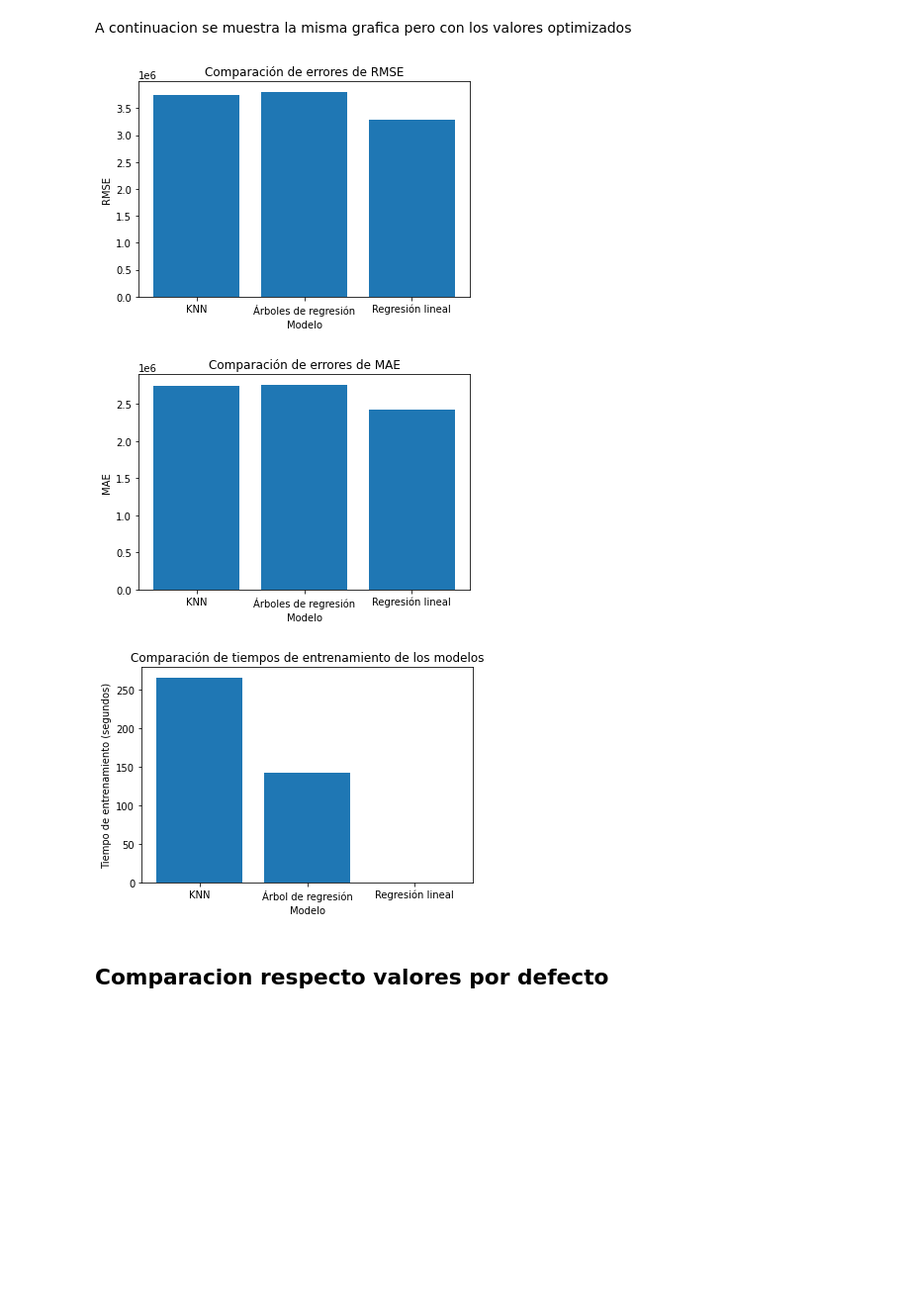
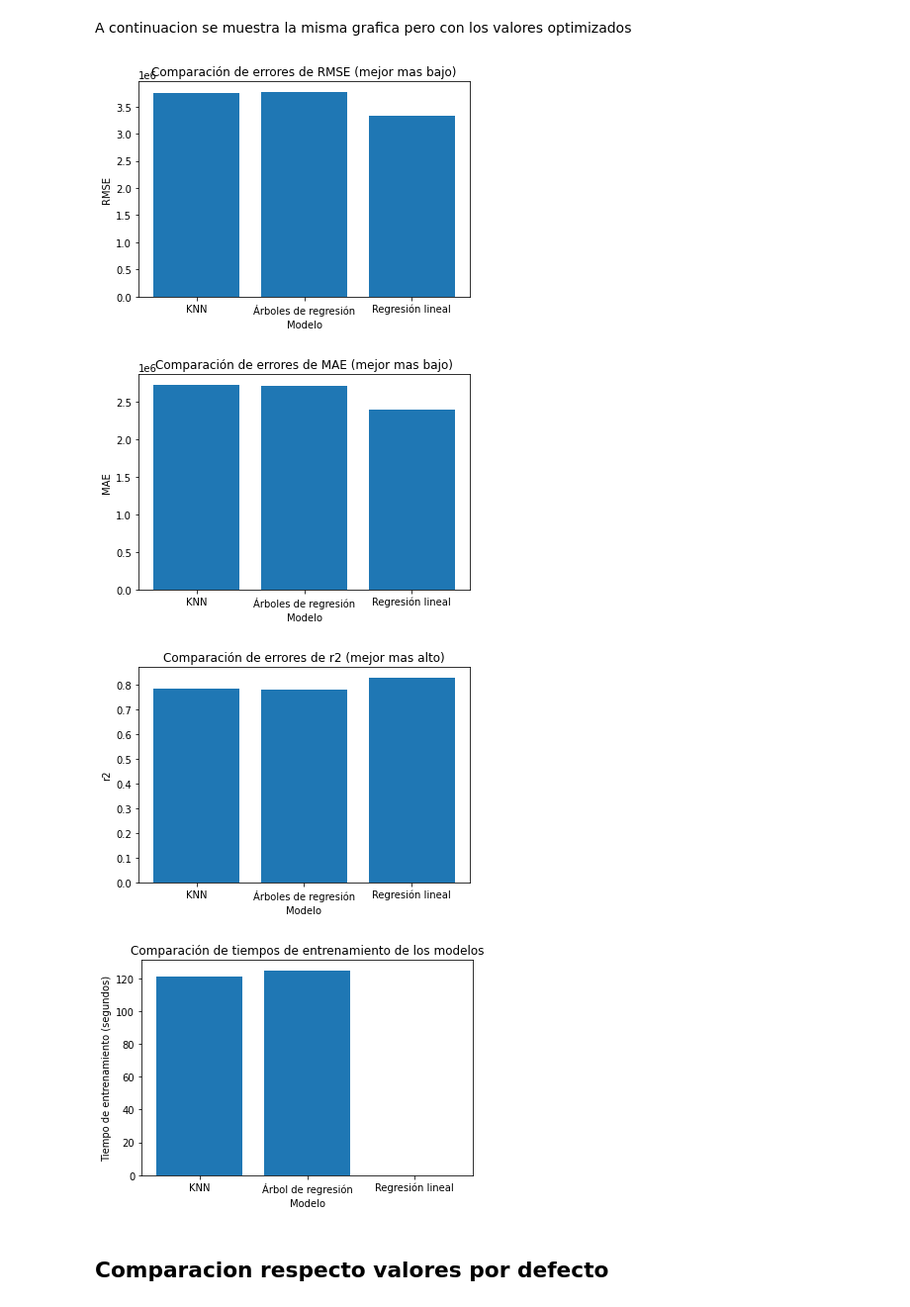
Before and after one commit to AsierJustoTuruelo/Grupo32-Practica1, a Jupyter notebook: Practica1_grupo32.ipynb, the cells around one changed output. Shown at 99% size. Cells and saved outputs as stored; diff of their text form; code cells hidden in the pictures; blank space fills up the shorter version.

```diff
--- a/Practica1_grupo32.ipynb
+++ b/Practica1_grupo32.ipynb
@@ -277,11 +276,13 @@ knn_best_params = knn_grid.best_params_
 knn = KNeighborsRegressor(**knn_best_params)
 knn.fit(X_train, y_train)
 
-# Evaluar modelo
+# Evaluar modelo con 3 mediciones
 rmse_knn_op = np.sqrt(-cross_val_score(knn, X_train, y_train, cv=5, scoring='neg_mean_squared_error')).mean()
 mae_knn_op = -cross_val_score(knn, X_train, y_train, cv=5, scoring='neg_mean_absolute_error').mean()
+r2_knn_op = cross_val_score(knn, X_train, y_train, cv=5, scoring='r2').mean()
 
-print("KNN:\n", "Best parameters:", knn_best_params, "\n", "RMSE:", rmse_knn_op, "\n", "MAE:", mae_knn_op)
+
+print("KNN:\n", "Best parameters:", knn_best_params, "\n", "RMSE:", rmse_knn_op, "\n", "MAE:", mae_knn_op, "\n", "r2:", r2_knn_op)
 print('Tiempo de entrenamiento:', train_time_knn_op)
 # %% [output]
 KNN:
@@ -338,18 +342,18 @@ Ajuste de hiperparametros en regresion lineal
 # %%
 # Define los hiperparámetros para ajustar
 params = {'fit_intercept': [True, False],
-          'normalize': [True, False],
-          'copy_X': [True, False]}
+          'copy_X': [True, False],
+          'n_jobs': [-1,1]}
 
 # Define el modelo de regresión lineal
 model = LinearRegression()
 
 # Realiza la búsqueda de cuadrícula
-grid = GridSearchCV(model, params, cv=5, scoring='neg_mean_absolute_error', refit=True)
-grid.fit(X_train, y_train)
+lr_grid = GridSearchCV(model, params, cv=5, scoring='neg_mean_absolute_error', refit=True)
+lr_grid.fit(X_train, y_train)
 
 # Obtiene los valores óptimos de los hiperparámetros
-best_params = grid.best_params_
+best_params = lr_grid.best_params_
 
 # Crea un nuevo modelo de regresión lineal utilizando los valores óptimos de los hiperparámetros
 model_best = LinearRegression(**best_params)
@@ -363,21 +367,17 @@ model_best.fit(X_train, y_train)
 # Calcular tiempo de entrenamiento
 train_time_lr_op = time.time() - start_time
 
-# Realiza predicciones sobre el conjunto de prueba utilizando el modelo ajustado con los valores óptimos de los hiperparámetros
-y_pred = model_best.predict(X_test)
 
-# Calcula el MAE y RMSE del modelo ajustado con los valores óptimos de los hiperparámetros
-mae_lr_op = mean_absolute_error(y_test, y_pred)
-rmse_lr_op = np.sqrt(mean_squared_error(y_test, y_pred))
+# Calcula el MAE y RMSE y r2 del modelo ajustado con los valores óptimos de los hiperparámetros
+# Evaluar modelo con 3 mediciones
+rmse_lr_op = np.sqrt(-cross_val_score(model_best, X_train, y_train, cv=5, scoring='neg_mean_squared_error')).mean()
+mae_lr_op = -cross_val_score(model_best, X_train, y_train, cv=5, scoring='neg_mean_absolute_error').mean()
+r2_lr_op = cross_val_score(model_best, X_train, y_train, cv=5, scoring='r2').mean()
 
-print("######################################################################")
-print("######################################################################")
-print("######################################################################")
+
 print("Best parameters:", best_params)
 print("MAE:", mae_lr_op)
 print("RMSE:", rmse_lr_op)
+print("r2:", r2_lr_op)
 print('Tiempo de entrenamiento:', train_time_lr_op)
-print("######################################################################")
-print("######################################################################")
-print("######################################################################")
 # %% [output]
@@ -413,43 +391,51 @@ A continuacion se muestra la misma grafica pero con los valores optimizados
 # %%
 # Graficar errores de RMSE
 plt.bar(['KNN', 'Árboles de regresión', 'Regresión lineal'], [rmse_knn_op, rmse_tree_op, rmse_lr_op])
-plt.title('Comparación de errores de RMSE')
+plt.title('Comparación de errores de RMSE (mejor mas bajo)')
 plt.xlabel('Modelo')
 plt.ylabel('RMSE')
 plt.show()
 print("\n")
 
 # Graficar errores de MAE
 plt.bar(['KNN', 'Árboles de regresión', 'Regresión lineal'], [mae_knn_op, mae_tree_op, mae_lr_op])
-plt.title('Comparación de errores de MAE')
+plt.title('Comparación de errores de MAE (mejor mas bajo)')
 plt.xlabel('Modelo')
 plt.ylabel('MAE')
 plt.show()
 print("\n")
 
+# Graficar errores de r2
+plt.bar(['KNN', 'Árboles de regresión', 'Regresión lineal'], [r2_knn_op, r2_tree_op, r2_lr_op])
+plt.title('Comparación de errores de r2 (mejor mas alto)')
+plt.xlabel('Modelo')
+plt.ylabel('r2')
+plt.show()
+print("\n")
 
 
 # Para los tiempos de entrenaimiento
 # Crear una lista con los tiempos de entrenamiento de los tres modelos
 train_times = [train_time_knn_op, train_time_tree_op, train_time_lr_op]
 
 # Crear una figura y un eje
 fig, ax = plt.subplots()
 
 # Graficar los tiempos de entrenamiento de los tres modelos
 ax.bar(['KNN', 'Árbol de regresión', 'Regresión lineal'], train_times)
 
 # Agregar etiquetas y título
 ax.set_xlabel('Modelo')
 ax.set_ylabel('Tiempo de entrenamiento (segundos)')
 ax.set_title('Comparación de tiempos de entrenamiento de los modelos')
 
 # Mostrar la figura
 plt.show()
 # %% [output]
-[figure, old version]
+[figure, new version]
-[figure, old version]
+[figure, new version]
-[figure, old version]
+[figure, new version]
+[figure, added]
 # %% [markdown]
 ## Comparacion respecto valores por defecto
 # %% [markdown]
```
Also changed, not shown: parts of 58 cells of this notebook, 1 other file.
